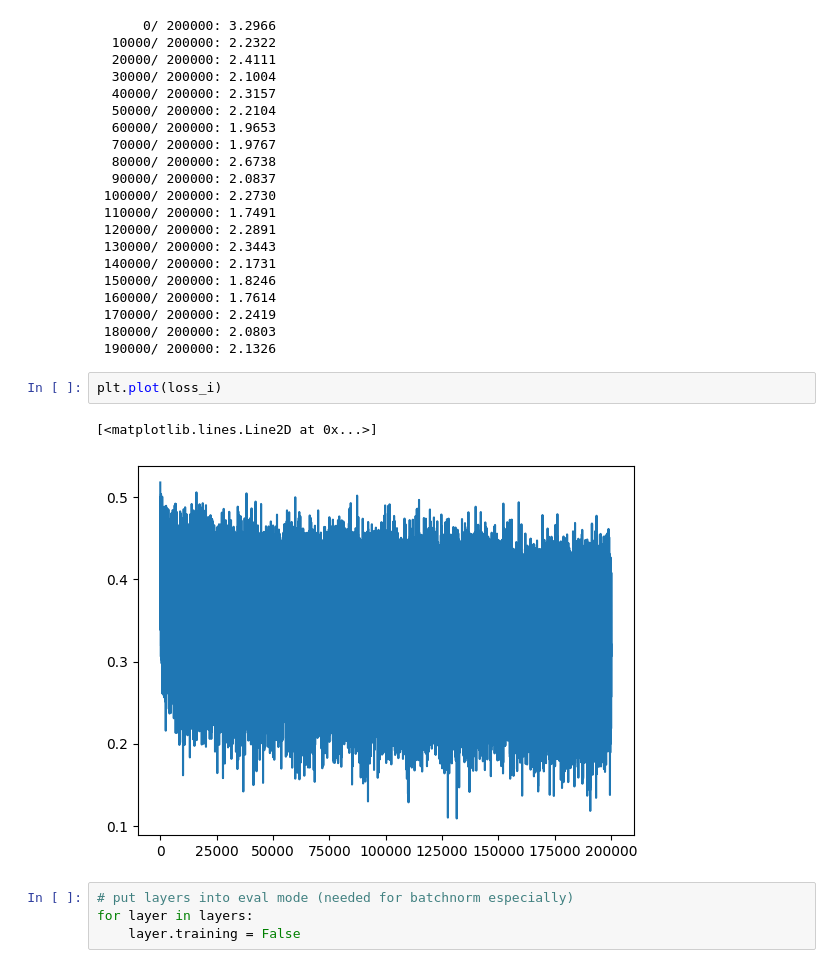
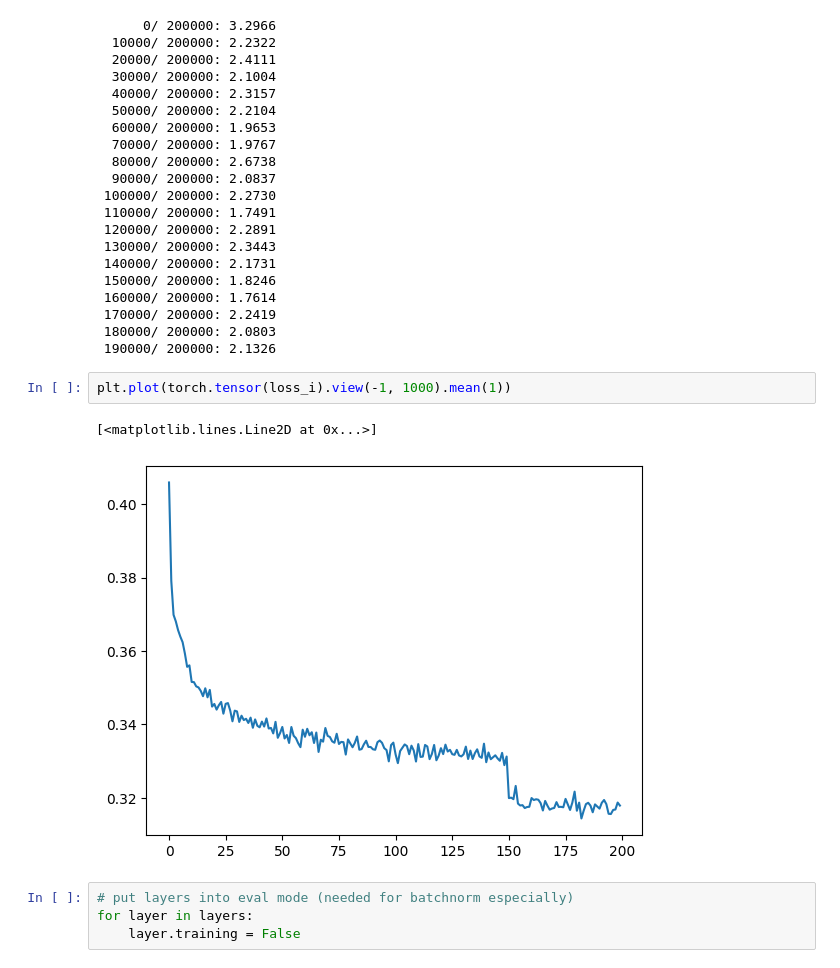
Before and after one commit to pehardap/nn-from-scratch, a Jupyter notebook: notebooks/wavenet.ipynb, the cells around one changed output. Saved outputs shown, nothing was run; the diff lists cells and outputs as text.

Commit message:
update the loss function plot

```diff
--- a/notebooks/wavenet.ipynb
+++ b/notebooks/wavenet.ipynb
@@ -222,11 +222,11 @@ for i in range(max_steps):
  170000/ 200000: 2.2419
  180000/ 200000: 2.0803
  190000/ 200000: 2.1326
-# %%
-plt.plot(loss_i)
-# %% [output]
-[<matplotlib.lines.Line2D at 0x...>]
-[figure, removed]
+# %%
+plt.plot(torch.tensor(loss_i).view(-1, 1000).mean(1))
+# %% [output]
+[<matplotlib.lines.Line2D at 0x...>]
+[figure, added]
 # %%
 # put layers into eval mode (needed for batchnorm especially)
 for layer in layers:
```
